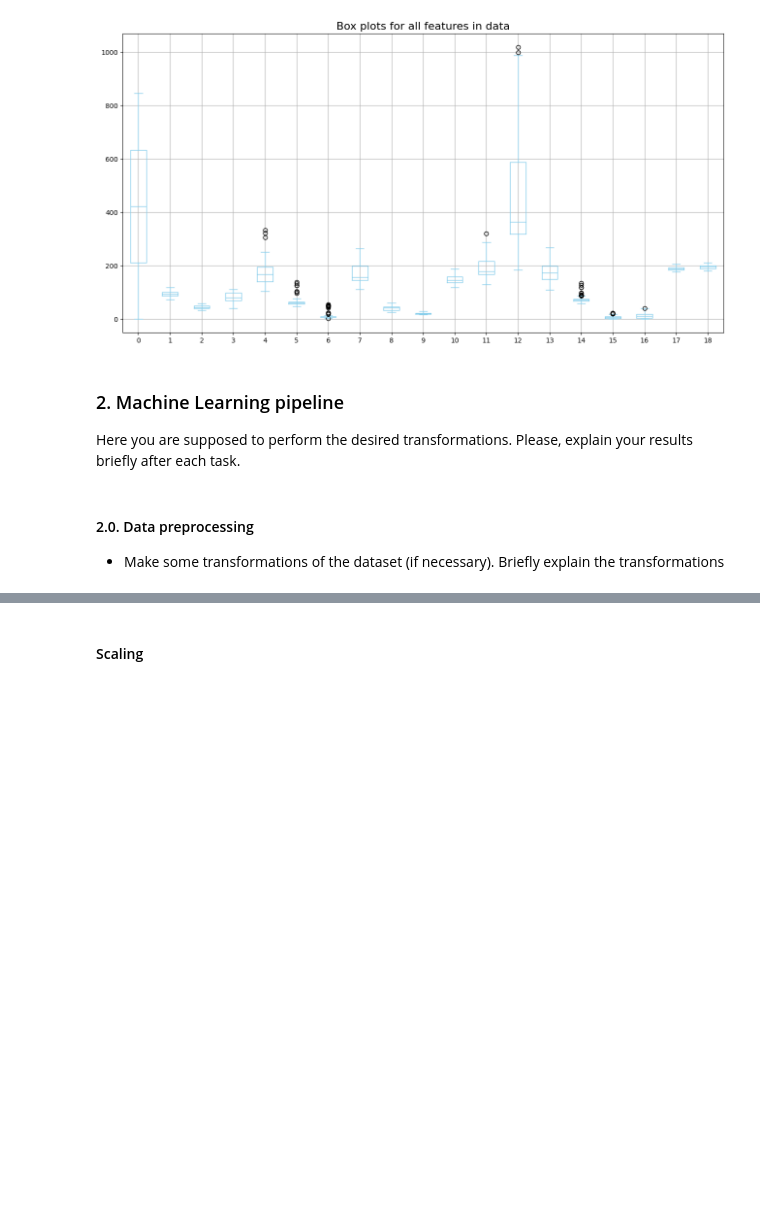
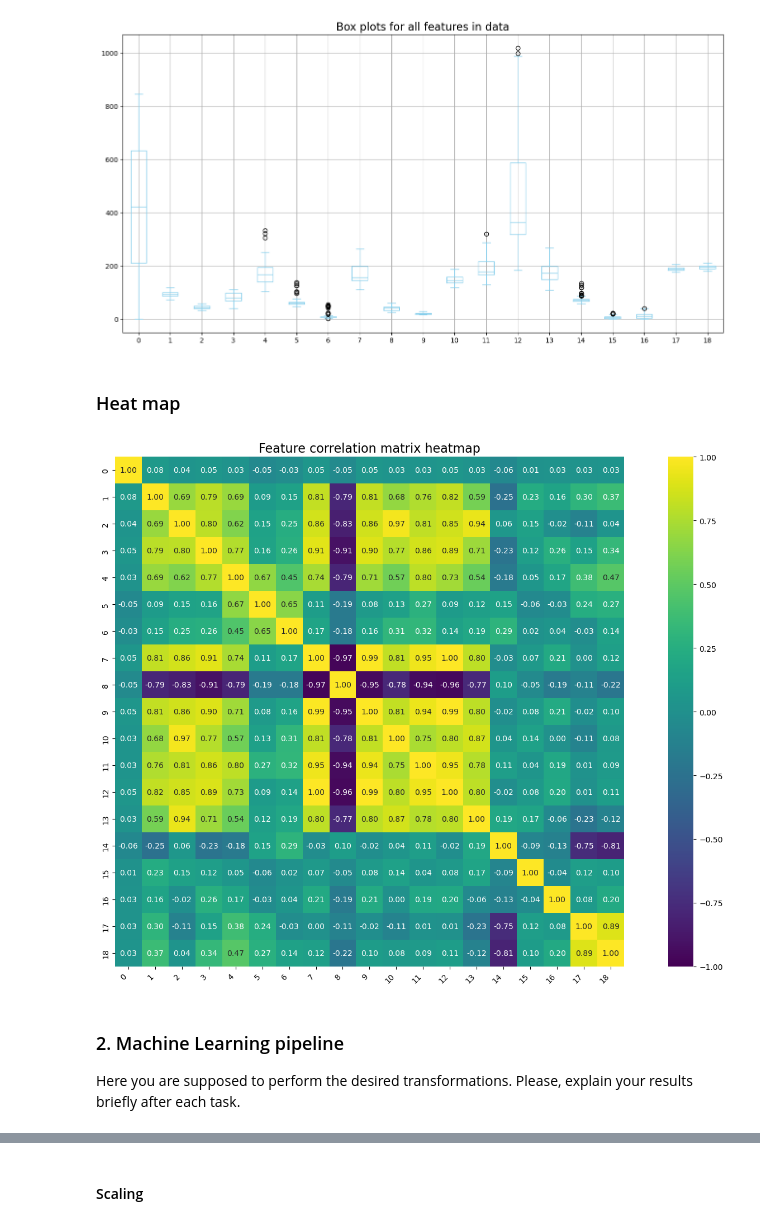
Before and after one commit to Katrin-Pochtar/Masters, a Jupyter notebook: Semester_2/Advanced_ML/Lab1_part2_ml_pipeline.ipynb, the cells around one changed output, grey strips where cells are left out. Cells and saved outputs as stored; diff of their text form; code cells hidden in the pictures; blank space fills up the shorter version.

```diff
--- a/Semester_2/Advanced_ML/Lab1_part2_ml_pipeline.ipynb
+++ b/Semester_2/Advanced_ML/Lab1_part2_ml_pipeline.ipynb
@@ -109,9 +114,28 @@ plt.title("Box plots for all features in data", fontsize=16)
 plt.show()
 # %% [output]
 [figure]
+# %% [markdown]
+### Heat map
+# %%
+corr = data.corr()
+
+plt.figure(figsize=(16, 10))
+
+sns.heatmap(
+    corr,
+    annot=True,
+    fmt=".2f",
+    cmap="viridis",
+    vmin=-1, vmax=1,
+    square=True
+)
+
+plt.title("Feature correlation matrix heatmap", fontsize=16)
+plt.xticks(rotation=45, ha="right")
+plt.tight_layout()
+plt.show()
+# %% [output]
+[figure, added]
 # %% [markdown]
 ### 2. Machine Learning pipeline
 Here you are supposed to perform the desired transformations. Please, explain your results briefly after each task.
-# %% [markdown]
-#### 2.0. Data preprocessing
-* Make some transformations of the dataset (if necessary). Briefly explain the transformations
```
Also changed, not shown: parts of 42 cells of this notebook.
